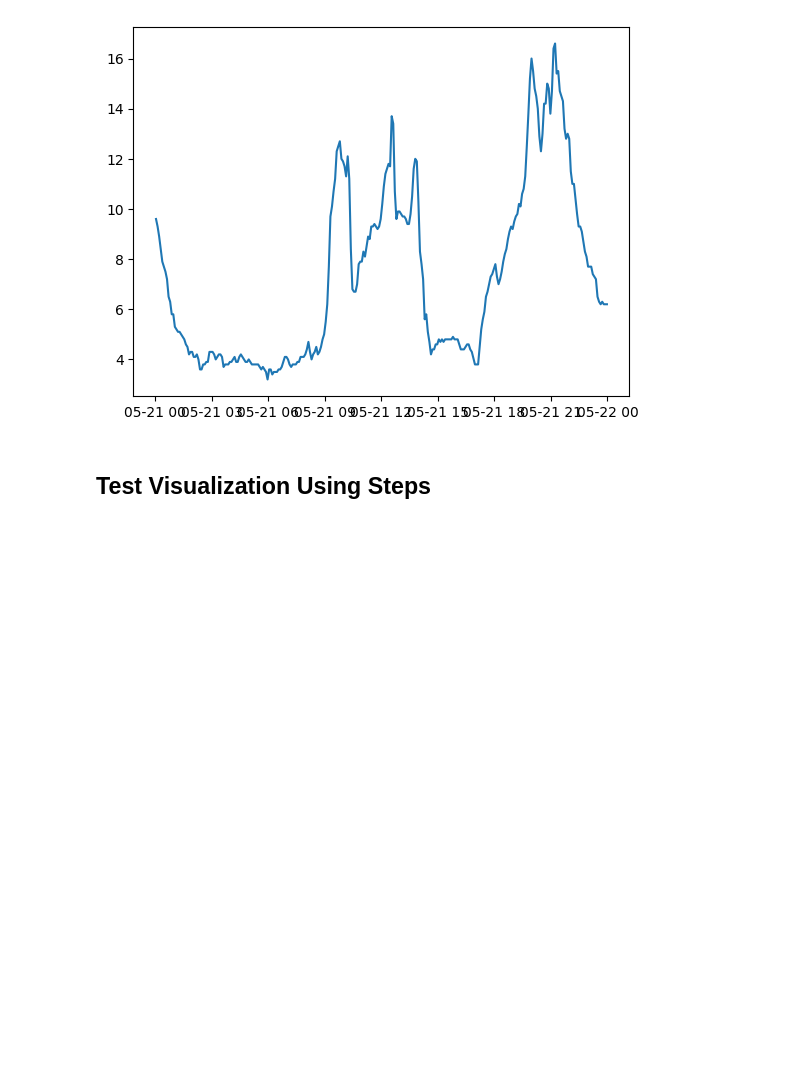
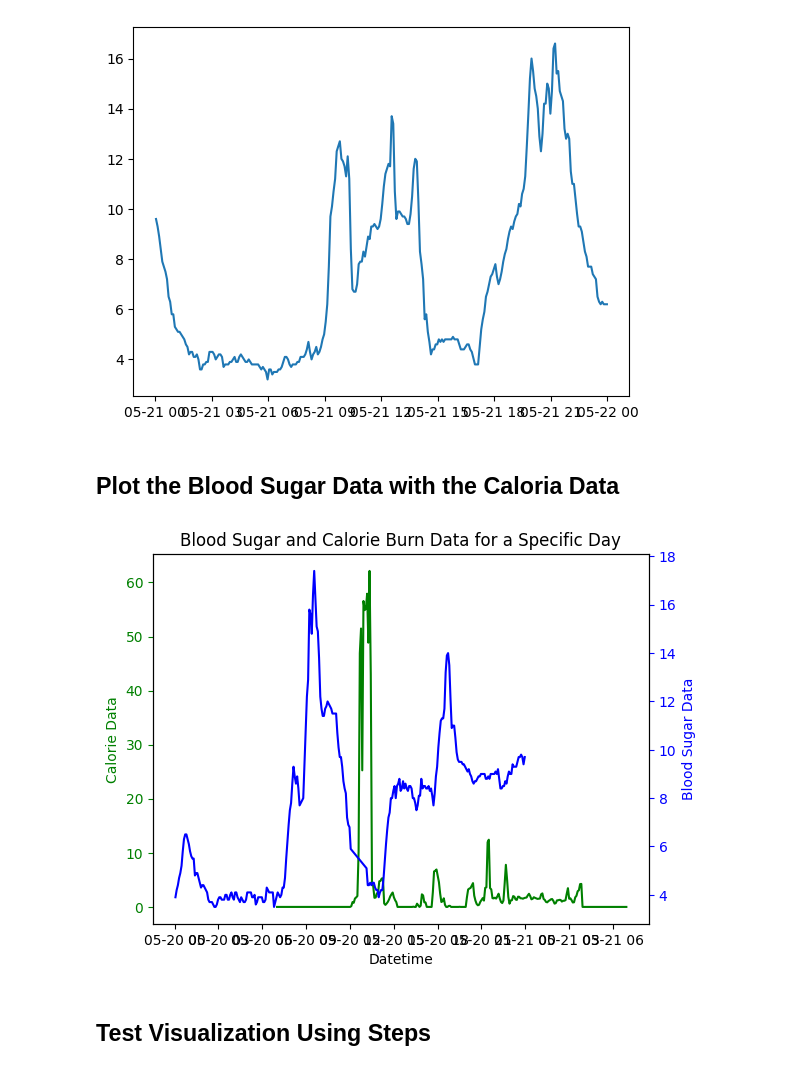
Before and after one commit to TWilson05/Blood_Sugar_Trend_Analysis, a Jupyter notebook: Process_data.ipynb, the cells around one changed output. Saved outputs shown, nothing was run; the diff lists cells and outputs as text; code cells hidden in the pictures; blank space fills up the shorter version.

Commit message:
created a dual-axis plot to visualize the data overlay

```diff
--- a/Process_data.ipynb
+++ b/Process_data.ipynb
@@ -142,6 +138,31 @@ plt.plot(dexcom_data[mask]['datetime'], dexcom_data[mask]['Glucose Value (mmol/L
 plt.show()
 # %% [output]
 [figure]
+# %% [markdown]
+## Plot the Blood Sugar Data with the Caloria Data
+# %%
+day_num = 8
+
+fig, ax1 = plt.subplots()
+
+days_list = cal_df['day'].unique()
+mask = cal_df['day'] == days_list[day_num]
+ax1.plot(cal_df[mask]['datetime'], cal_df[mask]['calories'], 'g-')
+ax1.set_xlabel('Datetime')
+ax1.set_ylabel('Calorie Data', color='g')
+ax1.tick_params('y', colors='g')
+
+ax2 = ax1.twinx()
+
+mask = (dexcom_data['datetime'].dt.date == days_list[day_num]) & (dexcom_data['Event Type'] == 'EGV')
+ax2.plot(dexcom_data[mask]['datetime'], dexcom_data[mask]['Glucose Value (mmol/L)'], 'b-')
+ax2.set_ylabel('Blood Sugar Data', color='b')
+ax2.tick_params('y', colors='b')
+
+plt.title('Blood Sugar and Calorie Burn Data for a Specific Day')
+plt.show()
+# %% [output]
+[figure, added]
 # %% [markdown]
 ## Test Visualization Using Steps
 # %%
```
Also changed, not shown: parts of 1 cell of this notebook.
